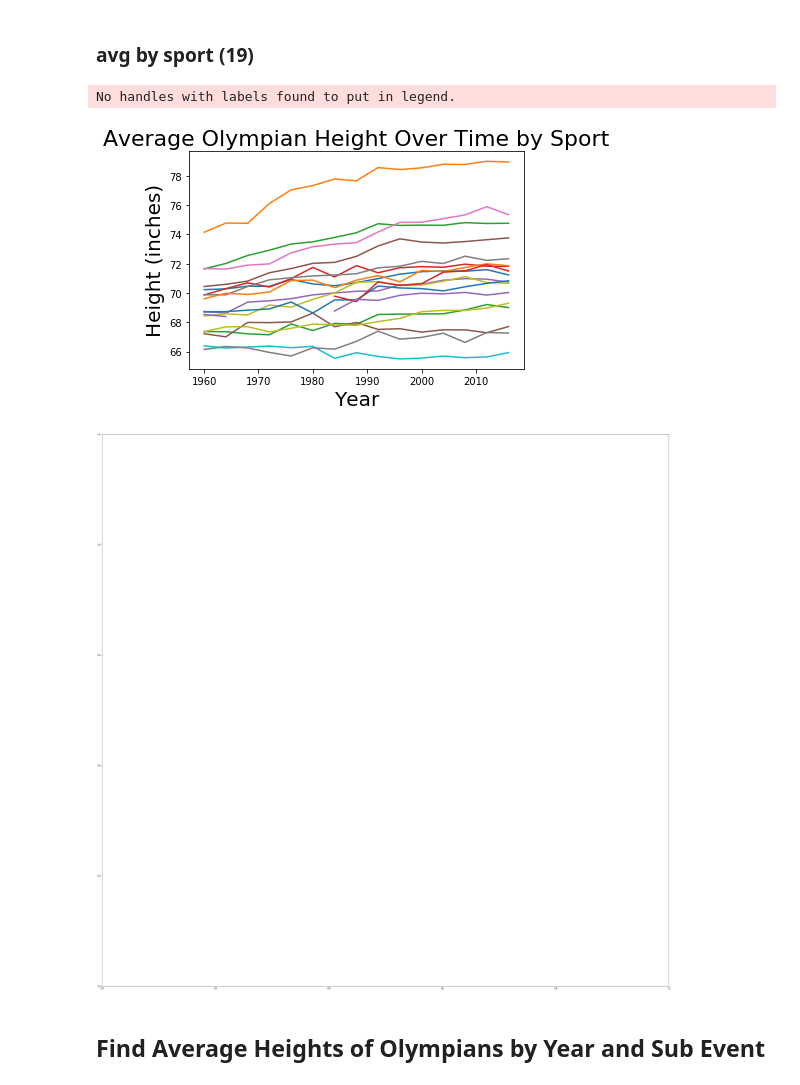
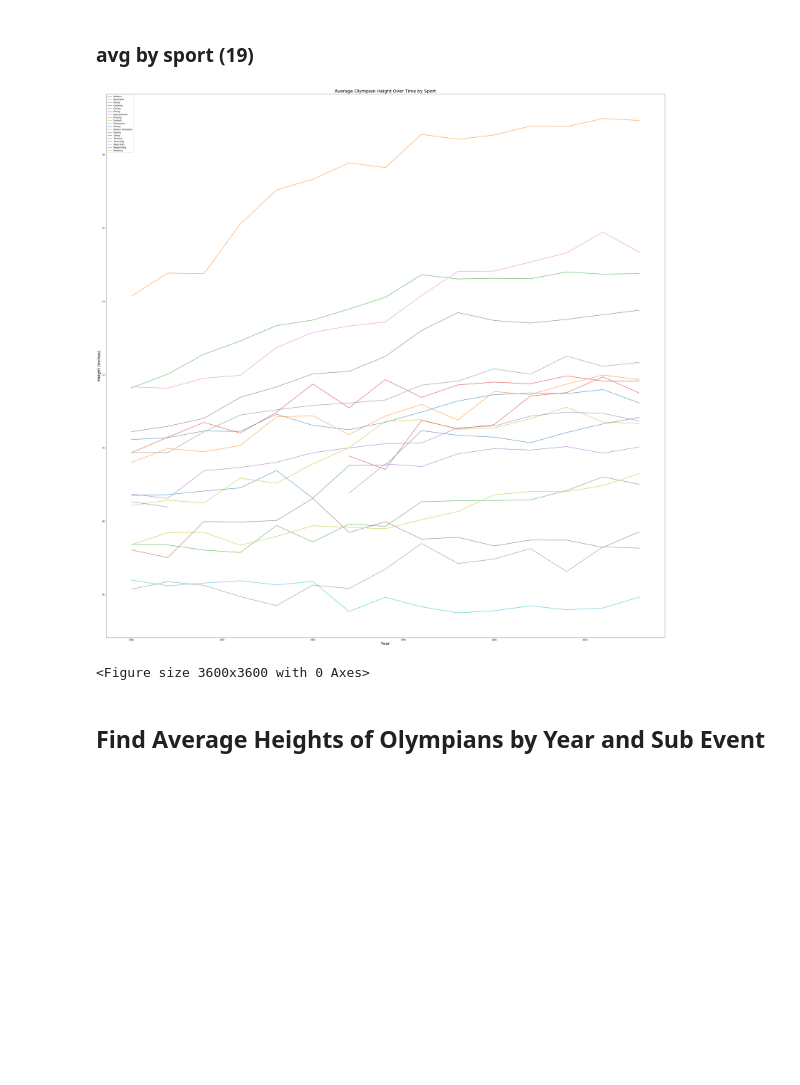
Before and after one commit to dowripple/ProjectOneRepo_JeremyKasieMichael, a Jupyter notebook: notebooks/olympicHeights.ipynb, the cells around one changed output. Cells and saved outputs as stored; diff of their text form; code cells hidden in the pictures; blank space fills up the shorter version.

Commit message:
charting stuff

```diff
--- a/notebooks/olympicHeights.ipynb
+++ b/notebooks/olympicHeights.ipynb
@@ -372,29 +372,33 @@ overall_avg.to_csv(full_file, index=False, header=True)
 # %%
 sport_avg = pd.DataFrame(mens_nonmixed_data.groupby(['Sport','Year'])['Height'].mean().reset_index())
 
 sports = sport_avg['Sport'].unique()
 
 sport_pvt = sport_avg.pivot(index='Year', columns='Sport', values = 'Height').reset_index()
 
 sport_pvt.head()
 
 x_axis = sport_pvt['Year']
+fig = plt.figure()
 
 for sport in sports:
     colValues = sport_pvt[sport]
     plt.plot(x_axis, colValues, label=sport)
 
 plt.ylabel('Height (inches)', fontsize=20)
 plt.xlabel('Year', fontsize=20)
 plt.title(f'Average Olympian Height Over Time by Sport', fontsize=22)
-plt.figure(figsize=(50,50))
+# plt.figsize=(50,50)
+# plt.figure(figsize=(50,50))
+# plt.rcParams["figure.figsize"] = [50,50]
 plt.legend(loc='best')
 
 plt.show()
+
+plt.savefig('test.png')
 # %% [output]
+[figure, new version]
-No handles with labels found to put in legend.
+<Figure size 3600x3600 with 0 Axes>
-[figure, old version]
-[figure, removed]
 # %% [markdown]
    ## Find Average Heights of Olympians by Year and Sub Event
 # %%
```
Also changed, not shown: 1 other file.
